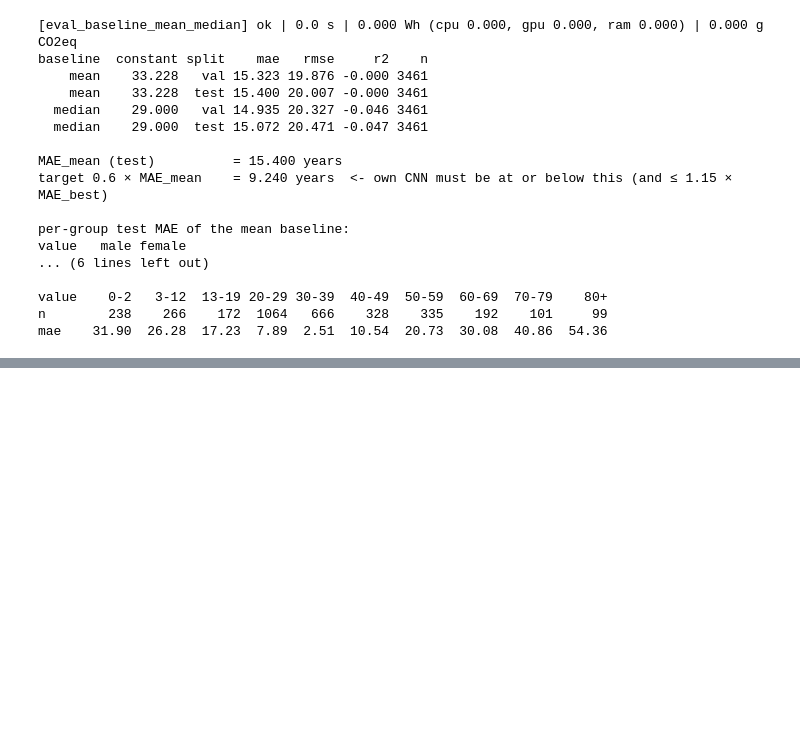
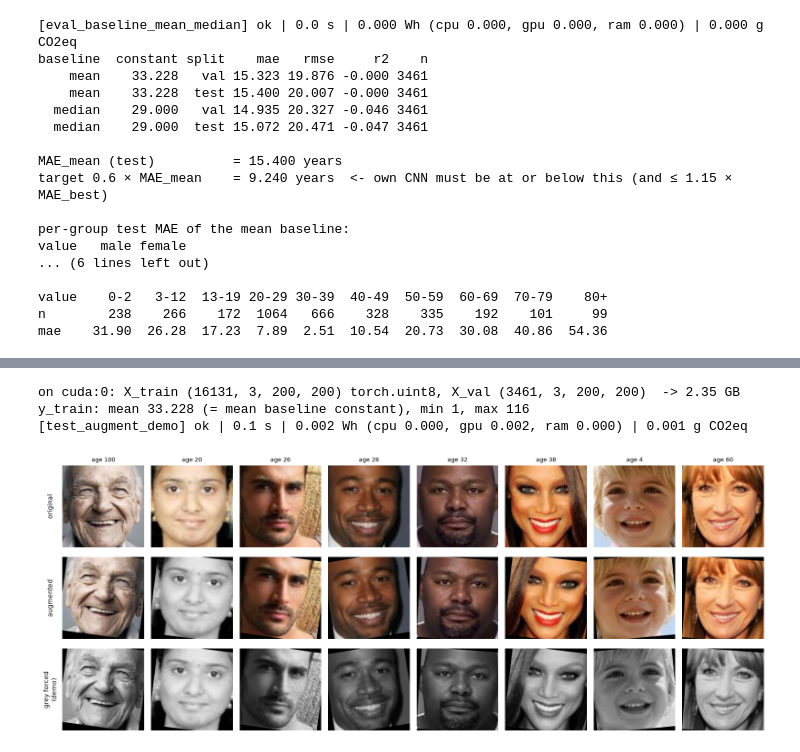
Before and after one commit to fouad1233/CSE655_Deep_Learning_Project, a Jupyter notebook: src/02_pipeline.ipynb, the cells around one changed output, grey strips where cells are left out. Drawn from its saved outputs; the diff is of its cells as text; code cells hidden in the pictures; blank space fills up the shorter version.

```diff
--- a/src/02_pipeline.ipynb
+++ b/src/02_pipeline.ipynb
@@ -464,0 +500,67 @@ mae    31.90  26.28  17.23  7.89  2.51  10.54  20.73  30.08  40.86  54.36
+# %%
+import torch.nn.functional as F
+
+DEV = "cuda:0"                                  # GPU 1 is used by another user (Ollama)
+tr_idx = np.flatnonzero(split_df.split.values == "train")
+va_idx = np.flatnonzero(split_df.split.values == "val")
+
+X_train = torch.from_numpy(np.array(images[tr_idx])).to(DEV)          # uint8 (16131, 3, 200, 200)
+X_val   = torch.from_numpy(np.array(images[va_idx])).to(DEV)          # uint8 ( 3461, 3, 200, 200)
+y_train = torch.tensor(split_df.age.values[tr_idx], dtype=torch.float32, device=DEV)
+y_val   = torch.tensor(split_df.age.values[va_idx], dtype=torch.float32, device=DEV)
+MEAN_D, STD_D = IMAGENET_MEAN.to(DEV), IMAGENET_STD.to(DEV)
+LUMA = torch.tensor([0.299, 0.587, 0.114], device=DEV).view(1, 3, 1, 1)
+
+def augment(x: torch.Tensor, max_shift: int = 8, max_deg: float = 10.0, p_grey: float = 0.1,
+            gen: torch.Generator | None = None) -> torch.Tensor:
+    """x: float (B, 3, H, W) in [0, 1]. Per image: random flip, rotation + shift, greyscale."""
+    B, _, H, W = x.shape
+    r = lambda *s: torch.rand(*s, device=x.device, generator=gen)
+    flip = r(B) < 0.5
+    x = torch.where(flip.view(B, 1, 1, 1), x.flip(3), x)
+    # rotation + shift in ONE affine matrix  theta = [[cos a, -sin a, tx], [sin a, cos a, ty]]
+    # grid_sample uses coordinates in [-1, 1], so 1 pixel = 2/W  ->  tx = 2*dx/W
+    a = (r(B) * 2 - 1) * max_deg * torch.pi / 180                       # radians in [-10°, +10°]
+    d = torch.floor(r(B, 2) * (2 * max_shift + 1)) - max_shift          # integers in [-8, 8]
+    theta = torch.stack([torch.stack([a.cos(), -a.sin(), 2 * d[:, 0] / W], 1),
+                         torch.stack([a.sin(),  a.cos(), 2 * d[:, 1] / H], 1)], 1)   # (B, 2, 3)
+    grid = F.affine_grid(theta, x.shape, align_corners=False)
+    x = F.grid_sample(x, grid, mode="bilinear", padding_mode="zeros", align_corners=False)
+    grey = r(B) < p_grey
+    y = (x * LUMA).sum(1, keepdim=True).expand(-1, 3, -1, -1)
+    return torch.where(grey.view(B, 1, 1, 1), y, x)
+
+def make_batch(X: torch.Tensor, idx: torch.Tensor, train: bool) -> torch.Tensor:
+    x = X[idx].float().div_(255)
+    if train:
+        x = augment(x)
+    return (x - MEAN_D) / STD_D
+
+print(f"on {DEV}: X_train {tuple(X_train.shape)} {X_train.dtype}, X_val {tuple(X_val.shape)}  "
+      f"-> {(X_train.nbytes + X_val.nbytes) / 1e9:.2f} GB")
+print(f"y_train: mean {y_train.mean():.3f} (= mean baseline constant), min {y_train.min():.0f}, max {y_train.max():.0f}")
+
+# demo below runs only once (it is a logged run); delete its row in logs/runs.csv to repeat it
+if not already_logged("test_augment_demo"):
+    # --- show 8 training images: original / augmented / augmented with greyscale forced (demo only) ---
+    with track("test_augment_demo", kind="test", gpu_ids=[0], notes="copy train/val to GPU, show augmented images (rotation + zeros)"):
+        idx = torch.arange(8, device=DEV) * 2000
+        x01 = X_train[idx].float() / 255
+        rows = [x01,
+                augment(x01, gen=torch.Generator(DEV).manual_seed(SEED)),
+                augment(x01, p_grey=1.0, gen=torch.Generator(DEV).manual_seed(SEED))]   # same flips/angles/shifts
+    fig, axes = plt.subplots(3, 8, figsize=(16, 6.4))
+    for i, (row, label) in enumerate(zip(rows, ["original", "augmented", "grey forced\n(demo)"])):
+        for j in range(8):
+            axes[i, j].imshow(row[j].permute(1, 2, 0).cpu()); axes[i, j].axis("off")
+        axes[i, 0].text(-30, 100, label, rotation=90, va="center", ha="center")
+    for j in range(8):
+        axes[0, j].set_title(f"age {y_train[idx[j]]:.0f}", fontsize=9)
+    plt.tight_layout(); plt.show()
+else:
+    print("demo 'test_augment_demo' already ran and is logged - skipped")
+# %% [output]
+on cuda:0: X_train (16131, 3, 200, 200) torch.uint8, X_val (3461, 3, 200, 200)  -> 2.35 GB
+y_train: mean 33.228 (= mean baseline constant), min 1, max 116
+[test_augment_demo] ok | 0.1 s | 0.002 Wh (cpu 0.000, gpu 0.002, ram 0.000) | 0.001 g CO2eq
+[figure, added]
```
Also changed, not shown: parts of 9 cells of this notebook, 10 other files.
